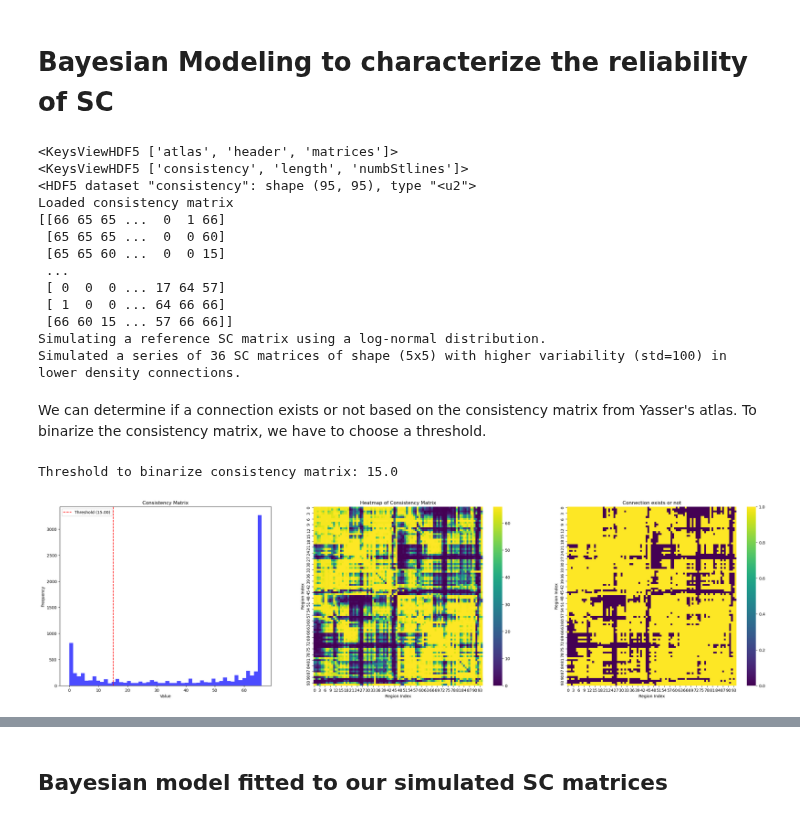
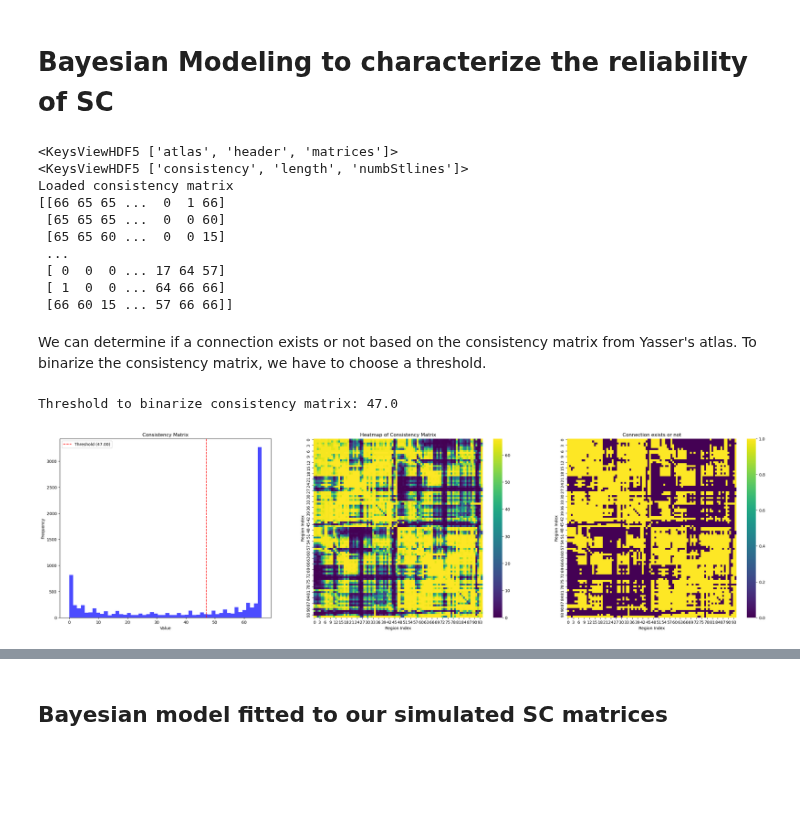
Before and after one commit to oesteban/hcph-sops, a Jupyter notebook: docs/analysis/bayesian_modeling_sc.ipynb, the cells around one changed output, grey strips where cells are left out. Drawn from its saved outputs; the diff is of its cells as text; code cells hidden in the pictures; blank space fills up the shorter version.

```diff
--- a/docs/analysis/bayesian_modeling_sc.ipynb
+++ b/docs/analysis/bayesian_modeling_sc.ipynb
@@ -2,10 +2,15 @@
 # Bayesian Modeling to characterize the reliability of SC
 # %%
 import h5py
+import os
+import pickle
+import arviz as az
 import numpy as np
 import pymc as pm
 import seaborn as sns
 import matplotlib.pyplot as plt
+
+from joblib import Parallel, delayed
 
 from simulate_sc import (
     simulate_sc_no_bias,
@@ -16,25 +21,20 @@ from simulate_sc import (
     simulate_sc_fps,
 )
 
+from bayesian_modeling import fit_mixture_model
+
 atlas_path = "/data/probconnatlas/wm.connatlas.scale1.h5"
 # Load consistency matrix
 with h5py.File(atlas_path, "r") as f:
         print(f.keys())
         print(f["matrices"].keys())
-        print(f["matrices"]["consistency"])
         consistency_matrix = np.array(f["matrices"]["consistency"])
         print("Loaded consistency matrix")
         print(consistency_matrix)
-
-# Load simulated SC
-SC_matrices, noise = simulate_sc_density_bias(atlas_path=atlas_path, connectome_atlas_as_ref=False, num_sessions=36, atlas_dim=5)
-#SC_matrices, noise = simulate_sc_density_bias(atlas_path=atlas_path)
-num_sessions = SC_matrices.shape[0]
-atlas_dim = SC_matrices.shape[1]
+        density_matrix = np.array(f["matrices"]["numbStlines"])
 # %% [output]
 <KeysViewHDF5 ['atlas', 'header', 'matrices']>
 <KeysViewHDF5 ['consistency', 'length', 'numbStlines']>
-<HDF5 dataset "consistency": shape (95, 95), type "<u2">
 Loaded consistency matrix
 [[66 65 65 ...  0  1 66]
  [65 65 65 ...  0  0 60]
@@ -43,36 +43,34 @@ Loaded consistency matrix
  [ 0  0  0 ... 17 64 57]
  [ 1  0  0 ... 64 66 66]
  [66 60 15 ... 57 66 66]]
-Simulating a reference SC matrix using a log-normal distribution.
-Simulated a series of 36 SC matrices of shape (5x5) with higher variability (std=100) in lower density connections.
 # %% [markdown]
 We can determine if a connection exists or not based on the consistency matrix from Yasser's atlas. To binarize the consistency matrix, we have to choose a threshold.
 # %%
-threshold = np.percentile(consistency_matrix[consistency_matrix>0], 20)
+threshold = np.percentile(consistency_matrix[consistency_matrix>0], 40)
 print("Threshold to binarize consistency matrix:", threshold)
 
 # Plot histogram for consistency_matrix
 plt.figure(figsize=(32, 8))
 plt.subplot(1, 3, 1)
 plt.hist(consistency_matrix.flatten(), bins=50, color='blue', alpha=0.7)
 plt.axvline(x=threshold, color='red', linestyle='--', label=f'Threshold ({threshold:.2f})')
 plt.legend()
 plt.title('Consistency Matrix')
 plt.xlabel('Value')
 plt.ylabel('Frequency')
 
 plt.subplot(1, 3, 2)
 sns.heatmap(consistency_matrix, cmap='viridis', cbar=True)
 plt.title('Heatmap of Consistency Matrix')
 plt.xlabel('Region Index')
 plt.ylabel('Region Index')
 
 plt.subplot(1, 3, 3)
 sns.heatmap(consistency_matrix > threshold, cmap='viridis', cbar=True)
 plt.title('Connection exists or not')
 plt.xlabel('Region Index')
 plt.ylabel('Region Index')
 plt.show()
 # %% [output]
-Threshold to binarize consistency matrix: 15.0
+Threshold to binarize consistency matrix: 47.0
-[figure, old version]
+[figure, new version]
```
Also changed, not shown: parts of 7 cells of this notebook, 3 other files.
